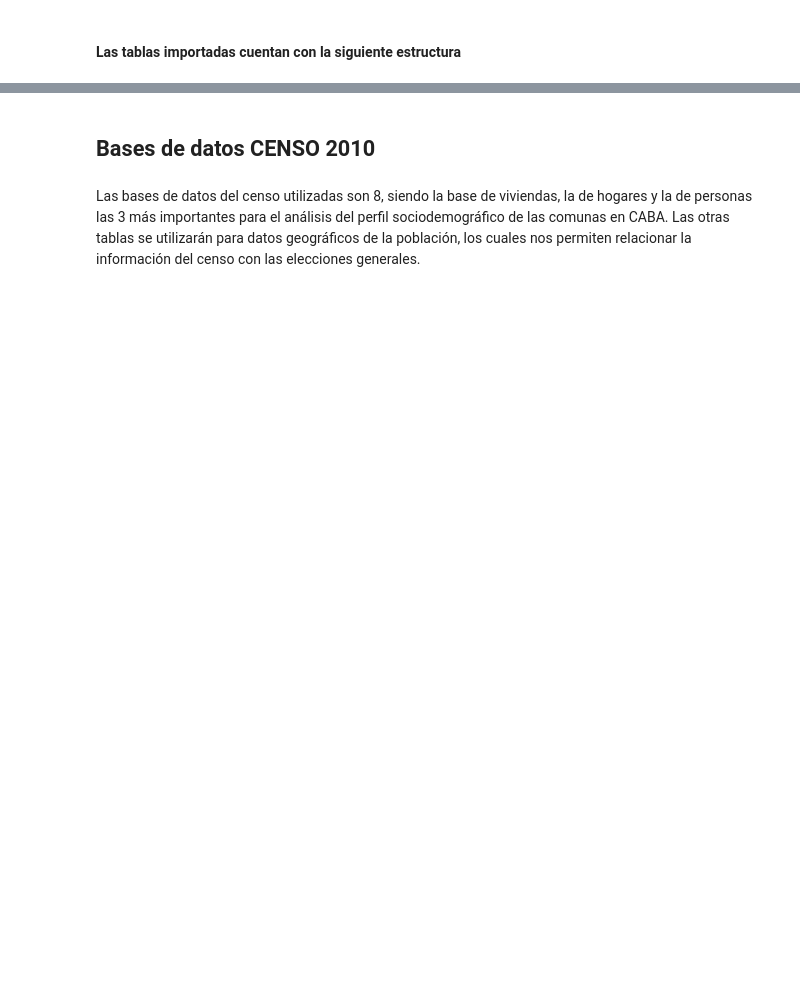
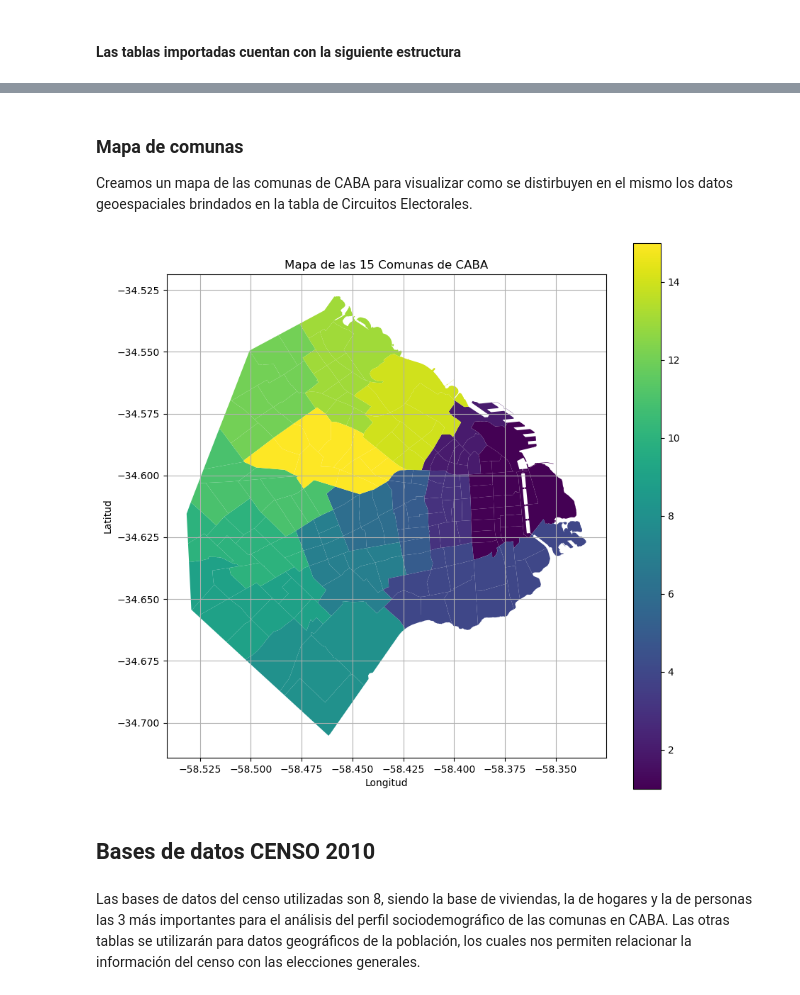
Before and after one commit to nicolasfaccini/Analisis-Elecciones-Generales-2023-Python, a Jupyter notebook: Informe.ipynb, the cells around one changed output, grey strips where cells are left out. Cells and saved outputs as stored; diff of their text form; code cells hidden in the pictures; blank space fills up the shorter version.

```diff
--- a/Informe.ipynb
+++ b/Informe.ipynb
@@ -67,3 +138,29 @@ Error:
+# %% [markdown]
+### Mapa de comunas
+
+Creamos un mapa de las comunas de CABA para visualizar como se distirbuyen en el mismo los datos geoespaciales brindados en la tabla de Circuitos Electorales.
+# %%
+# Convertir la columna 'WKT' en un GeoDataFrame
+gdf = gpd.GeoDataFrame(df_caba, geometry=gpd.GeoSeries.from_wkt(df_caba['WKT']))
+
+# Establecer el sistema de referencia de coordenadas (CRS)
+# Suponiendo que tus datos están en coordenadas geográficas WGS84
+gdf.set_crs(epsg=4326, inplace=True)
+
+# Dibujar el mapa
+fig, ax = plt.subplots(figsize=(10, 10))  # Puedes ajustar el tamaño según tus necesidades
+gdf.plot(column='COMUNA', ax=ax, cmap='viridis', legend=True)
+
+# Configuración adicional para el mapa
+plt.title('Mapa de las 15 Comunas de CABA')
+plt.xlabel('Longitud')
+plt.ylabel('Latitud')
+plt.grid(True)
+
+# Mostrar el mapa
+plt.show()
+# %% [output]
+[figure, added]
 # %% [markdown]
 ## Bases de datos CENSO 2010
 # %% [markdown]
```
Also changed, not shown: parts of 54 cells of this notebook.
